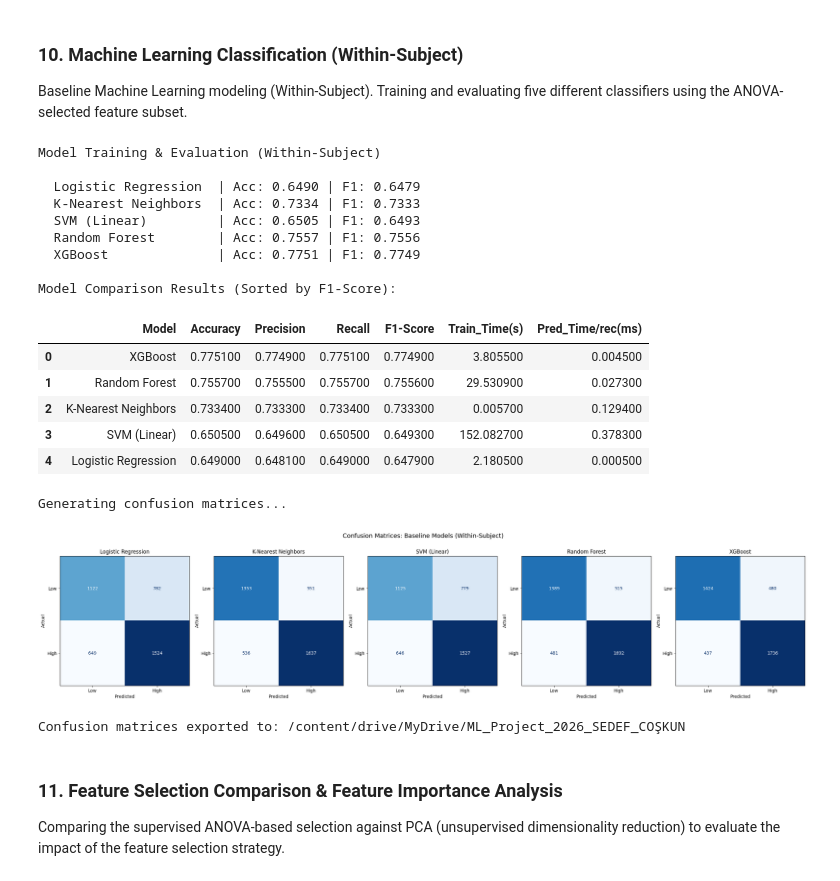
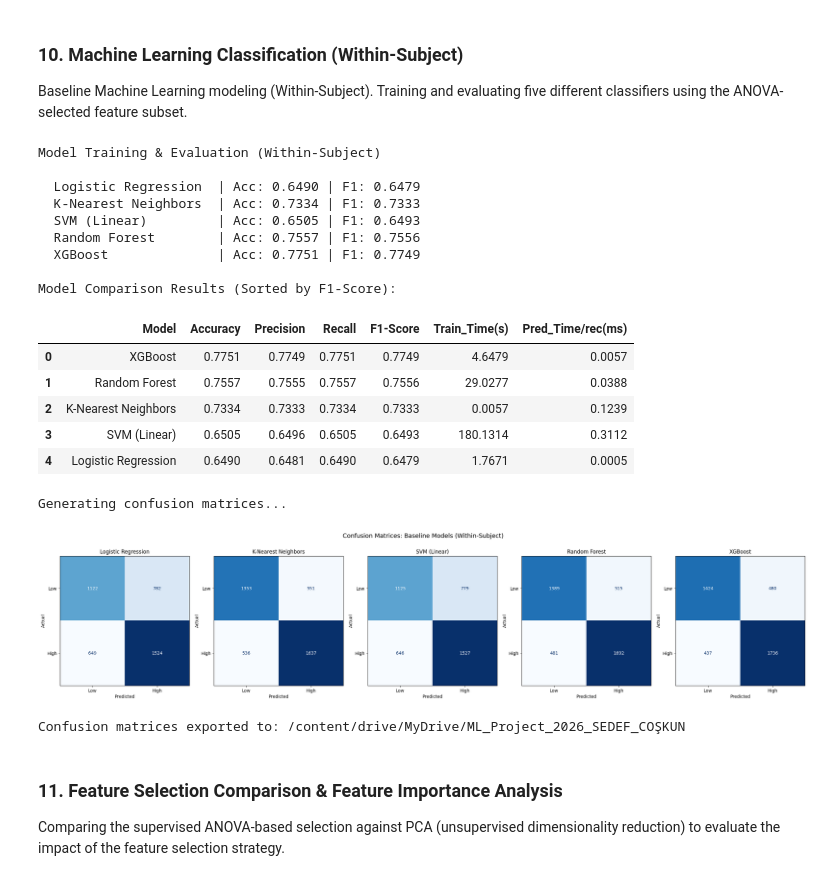
Before and after one commit to sedefcoskun/EEG-Music-Analysis-ML, a Jupyter notebook: 02_Data_Preprocessing_and_ML_Modeling.ipynb, the cells around one changed output. Saved outputs shown, nothing was run; the diff lists cells and outputs as text; code cells hidden in the pictures.

```diff
--- a/02_Data_Preprocessing_and_ML_Modeling.ipynb
+++ b/02_Data_Preprocessing_and_ML_Modeling.ipynb
@@ -652,39 +652,39 @@ def plot_confusion_matrices(trained_models, x_test, y_test, export_dir):
         disp.plot(ax=ax, colorbar=False, cmap='Blues')
         ax.set(title=name, xlabel='Predicted', ylabel='Actual')
 
     plt.tight_layout()
     plt.savefig(f'{export_dir}/confusion_matrices_ml.png', dpi=150, bbox_inches='tight')
     plt.show()
 
 # execute classification pipeline
 print("Model Training & Evaluation (Within-Subject)\n")
 
 # note: inputs correspond to the arrays generated Step 9
 df_results_ws, trained_models_ws = train_and_evaluate_models(
     ml_models, x_train_ws_final, y_train_ws, x_test_ws_final, y_test_ws
 )
 
 print("\nModel Comparison Results (Sorted by F1-Score):")
-display(df_results_ws.style.background_gradient(cmap='Blues', subset=['Accuracy', 'F1-Score']))
+display(df_results_ws)
 print("\nGenerating confusion matrices...")
 plot_confusion_matrices(trained_models_ws, x_test_ws_final, y_test_ws, project_dir)
 print(f"Confusion matrices exported to: {project_dir}")
 # %% [output]
 Model Training & Evaluation (Within-Subject)
 
   Logistic Regression  | Acc: 0.6490 | F1: 0.6479
   K-Nearest Neighbors  | Acc: 0.7334 | F1: 0.7333
   SVM (Linear)         | Acc: 0.6505 | F1: 0.6493
   Random Forest        | Acc: 0.7557 | F1: 0.7556
   XGBoost              | Acc: 0.7751 | F1: 0.7749
 
 Model Comparison Results (Sorted by F1-Score):
 |  | Model | Accuracy | Precision | Recall | F1-Score | Train_Time(s) | Pred_Time/rec(ms) |
-| 0 | XGBoost | 0.775100 | 0.774900 | 0.775100 | 0.774900 | 3.805500 | 0.004500 |
-| 1 | Random Forest | 0.755700 | 0.755500 | 0.755700 | 0.755600 | 29.530900 | 0.027300 |
-| 2 | K-Nearest Neighbors | 0.733400 | 0.733300 | 0.733400 | 0.733300 | 0.005700 | 0.129400 |
-| 3 | SVM (Linear) | 0.650500 | 0.649600 | 0.650500 | 0.649300 | 152.082700 | 0.378300 |
-| 4 | Logistic Regression | 0.649000 | 0.648100 | 0.649000 | 0.647900 | 2.180500 | 0.000500 |
+| 0 | XGBoost | 0.7751 | 0.7749 | 0.7751 | 0.7749 | 4.6479 | 0.0057 |
+| 1 | Random Forest | 0.7557 | 0.7555 | 0.7557 | 0.7556 | 29.0277 | 0.0388 |
+| 2 | K-Nearest Neighbors | 0.7334 | 0.7333 | 0.7334 | 0.7333 | 0.0057 | 0.1239 |
+| 3 | SVM (Linear) | 0.6505 | 0.6496 | 0.6505 | 0.6493 | 180.1314 | 0.3112 |
+| 4 | Logistic Regression | 0.6490 | 0.6481 | 0.6490 | 0.6479 | 1.7671 | 0.0005 |
 Generating confusion matrices...
 [figure]
 Confusion matrices exported to: /content/drive/MyDrive/ML_Project_2026_SEDEF_COŞKUN
```
Also changed, not shown: parts of 4 cells of this notebook.
